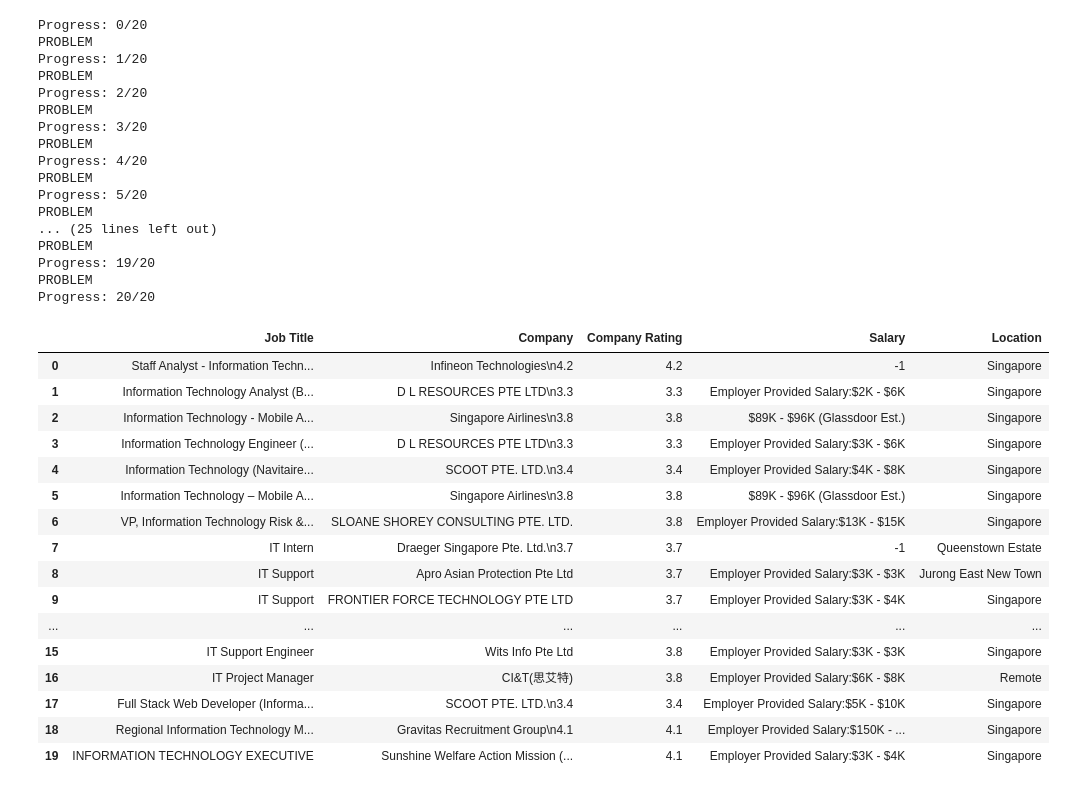
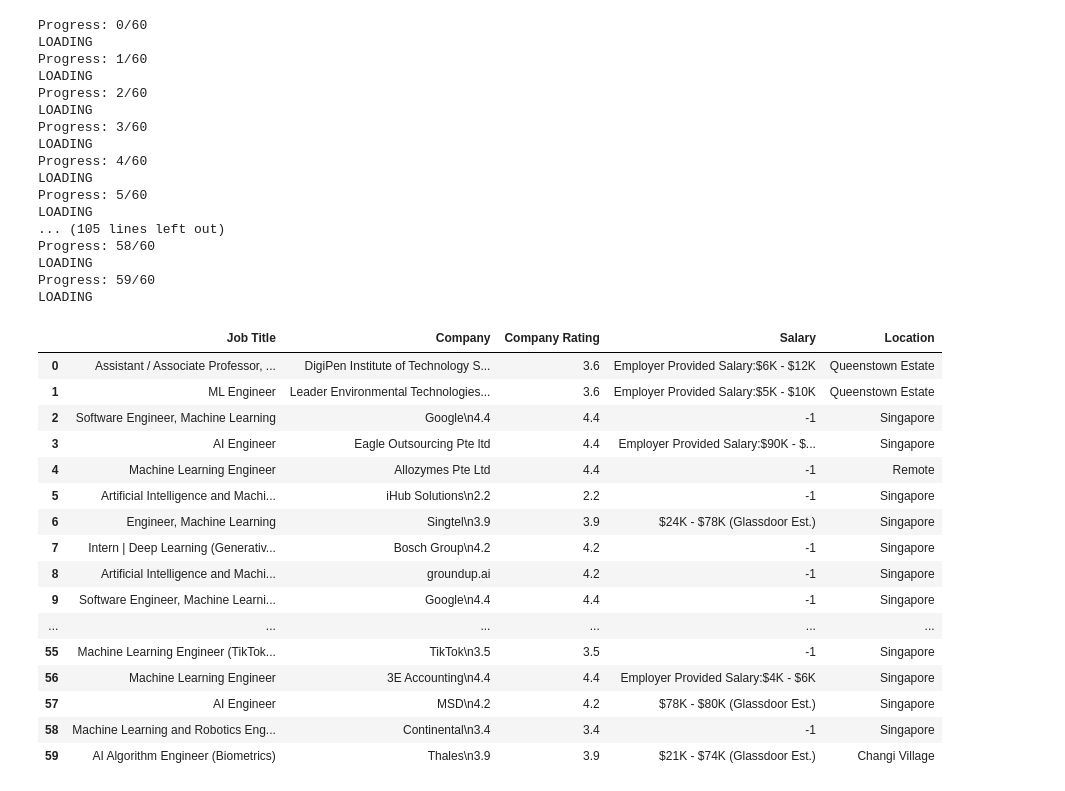
Before and after one commit to clarenceagcc/Python-Prog-Module, a Jupyter notebook: Datasets/webscraper_glassdoor.ipynb, the cells around one changed output. Drawn from its saved outputs; the diff is of its cells as text; code cells hidden in the pictures.

```diff
--- a/Datasets/webscraper_glassdoor.ipynb
+++ b/Datasets/webscraper_glassdoor.ipynb
@@ -89,40 +101,44 @@ def get_jobs(num_jobs, verbose):
 
     return pd.DataFrame(jobs)
 # %%
-df = get_jobs(20, False)
+no_of_jobs = 60
+start_pg = 1
+end_pg = 10
+
+df = get_jobs(no_of_jobs, False)
 df
 # %% [output]
-Progress: 0/20
-PROBLEM
-Progress: 1/20
-PROBLEM
-Progress: 2/20
-PROBLEM
-Progress: 3/20
-PROBLEM
-Progress: 4/20
-PROBLEM
-Progress: 5/20
-PROBLEM
-... (25 lines left out)
-PROBLEM
-Progress: 19/20
-PROBLEM
-Progress: 20/20
+Progress: 0/60
+LOADING
+Progress: 1/60
+LOADING
+Progress: 2/60
+LOADING
+Progress: 3/60
+LOADING
+Progress: 4/60
+LOADING
+Progress: 5/60
+LOADING
+... (105 lines left out)
+Progress: 58/60
+LOADING
+Progress: 59/60
+LOADING
 |  | Job Title | Company | Company Rating | Salary | Location |
-| 0 | Staff Analyst - Information Techn... | Infineon Technologies\n4.2 | 4.2 | -1 | Singapore |
-| 1 | Information Technology Analyst (B... | D L RESOURCES PTE LTD\n3.3 | 3.3 | Employer Provided Salary:$2K - $6K | Singapore |
-| 2 | Information Technology - Mobile A... | Singapore Airlines\n3.8 | 3.8 | $89K - $96K (Glassdoor Est.) | Singapore |
-| 3 | Information Technology Engineer (... | D L RESOURCES PTE LTD\n3.3 | 3.3 | Employer Provided Salary:$3K - $6K | Singapore |
-| 4 | Information Technology (Navitaire... | SCOOT PTE. LTD.\n3.4 | 3.4 | Employer Provided Salary:$4K - $8K | Singapore |
-| 5 | Information Technology – Mobile A... | Singapore Airlines\n3.8 | 3.8 | $89K - $96K (Glassdoor Est.) | Singapore |
-| 6 | VP, Information Technology Risk &... | SLOANE SHOREY CONSULTING PTE. LTD. | 3.8 | Employer Provided Salary:$13K - $15K | Singapore |
-| 7 | IT Intern | Draeger Singapore Pte. Ltd.\n3.7 | 3.7 | -1 | Queenstown Estate |
-| 8 | IT Support | Apro Asian Protection Pte Ltd | 3.7 | Employer Provided Salary:$3K - $3K | Jurong East New Town |
-| 9 | IT Support | FRONTIER FORCE TECHNOLOGY PTE LTD | 3.7 | Employer Provided Salary:$3K - $4K | Singapore |
+| 0 | Assistant / Associate Professor, ... | DigiPen Institute of Technology S... | 3.6 | Employer Provided Salary:$6K - $12K | Queenstown Estate |
+| 1 | ML Engineer | Leader Environmental Technologies... | 3.6 | Employer Provided Salary:$5K - $10K | Queenstown Estate |
+| 2 | Software Engineer, Machine Learning | Google\n4.4 | 4.4 | -1 | Singapore |
+| 3 | AI Engineer | Eagle Outsourcing Pte ltd | 4.4 | Employer Provided Salary:$90K - $... | Singapore |
+| 4 | Machine Learning Engineer | Allozymes Pte Ltd | 4.4 | -1 | Remote |
+| 5 | Artificial Intelligence and Machi... | iHub Solutions\n2.2 | 2.2 | -1 | Singapore |
+| 6 | Engineer, Machine Learning | Singtel\n3.9 | 3.9 | $24K - $78K (Glassdoor Est.) | Singapore |
+| 7 | Intern | Deep Learning (Generativ... | Bosch Group\n4.2 | 4.2 | -1 | Singapore |
+| 8 | Artificial Intelligence and Machi... | groundup.ai | 4.2 | -1 | Singapore |
+| 9 | Software Engineer, Machine Learni... | Google\n4.4 | 4.4 | -1 | Singapore |
 | ... | ... | ... | ... | ... | ... |
-| 15 | IT Support Engineer | Wits Info Pte Ltd | 3.8 | Employer Provided Salary:$3K - $3K | Singapore |
-| 16 | IT Project Manager | CI&T(思艾特) | 3.8 | Employer Provided Salary:$6K - $8K | Remote |
-| 17 | Full Stack Web Developer (Informa... | SCOOT PTE. LTD.\n3.4 | 3.4 | Employer Provided Salary:$5K - $10K | Singapore |
-| 18 | Regional Information Technology M... | Gravitas Recruitment Group\n4.1 | 4.1 | Employer Provided Salary:$150K - ... | Singapore |
-| 19 | INFORMATION TECHNOLOGY EXECUTIVE | Sunshine Welfare Action Mission (... | 4.1 | Employer Provided Salary:$3K - $4K | Singapore |
+| 55 | Machine Learning Engineer (TikTok... | TikTok\n3.5 | 3.5 | -1 | Singapore |
+| 56 | Machine Learning Engineer | 3E Accounting\n4.4 | 4.4 | Employer Provided Salary:$4K - $6K | Singapore |
+| 57 | AI Engineer | MSD\n4.2 | 4.2 | $78K - $80K (Glassdoor Est.) | Singapore |
+| 58 | Machine Learning and Robotics Eng... | Continental\n3.4 | 3.4 | -1 | Singapore |
+| 59 | AI Algorithm Engineer (Biometrics) | Thales\n3.9 | 3.9 | $21K - $74K (Glassdoor Est.) | Changi Village |
```
Also changed, not shown: parts of 1 cell of this notebook, 6 other files.
